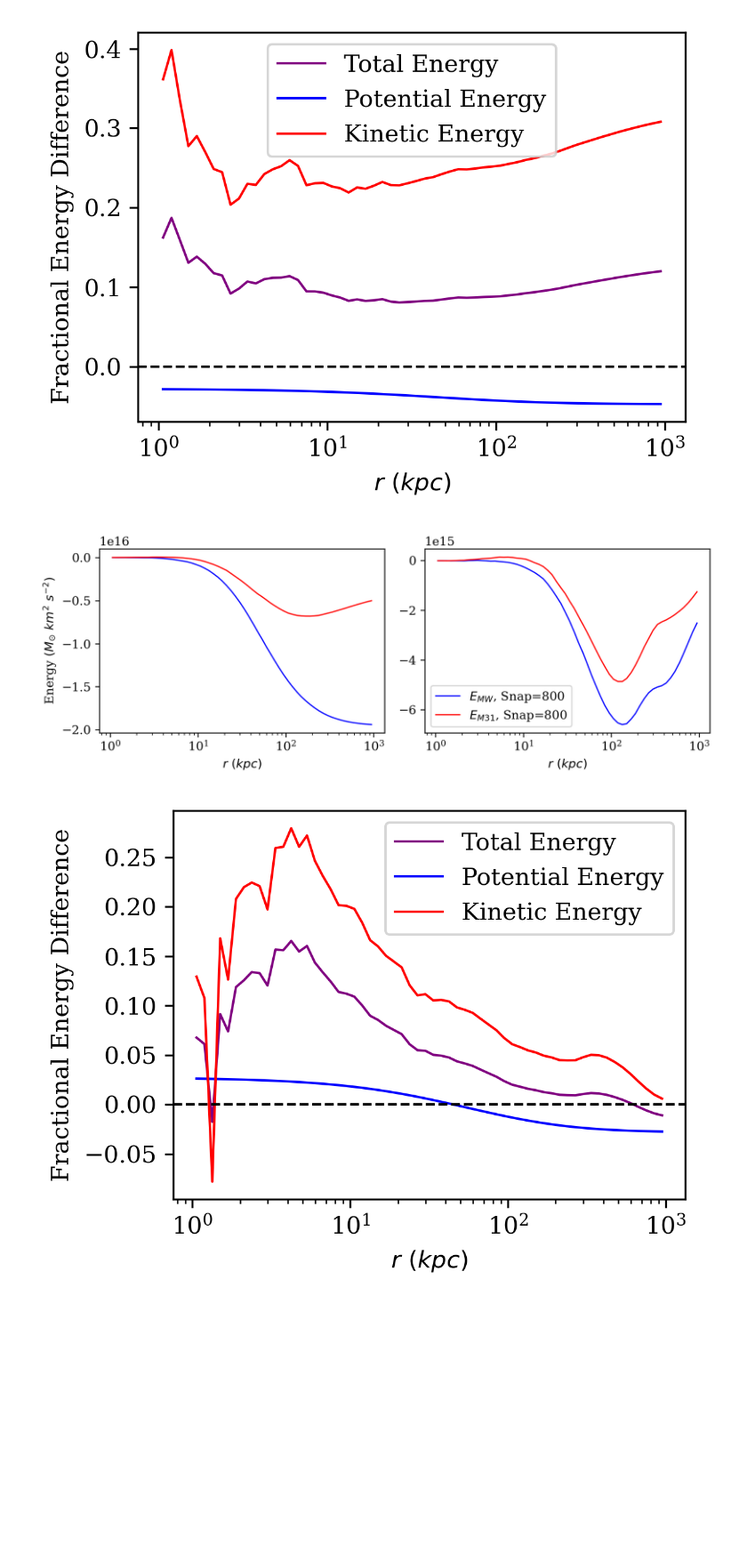
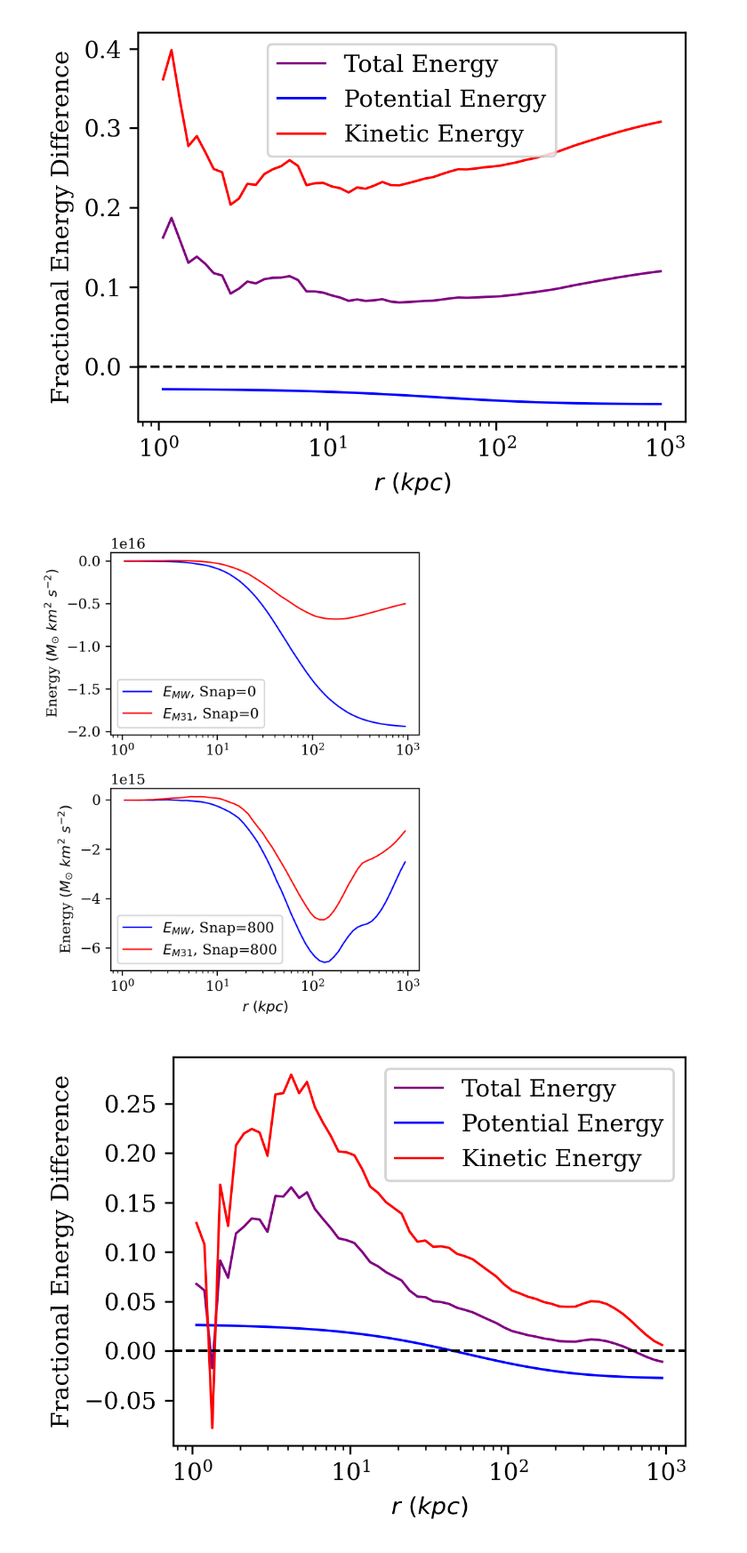
Before and after one commit to wxs0703/astr400b, a Jupyter notebook: ResearchAssignments/ResearchAssignment5/ProjectMain.ipynb, the cells around one changed output. Shown at 89% size. Cells and saved outputs as stored; diff of their text form; code cells hidden in the pictures; blank space fills up the shorter version.

```diff
--- a/ResearchAssignments/ResearchAssignment5/ProjectMain.ipynb
+++ b/ResearchAssignments/ResearchAssignment5/ProjectMain.ipynb
@@ -140,8 +140,10 @@ plt.show()
 # %% [output]
 [figure]
 # %%
-E_MW_0 = -MW_0.U+MW_0.K
-E_M31_0 = -M31_0.U+M31_0.K
+E_MW_0 = MW_0.U+MW_0.K
+E_M31_0 = M31_0.U+M31_0.K
+E_MW_800 = MW_800.U+MW_800.K
+E_M31_800 = M31_800.U+M31_800.K
 # %%
 # Compare total internal energy profile of MW and M31
 plt.rcParams.update({"font.family": "serif", "figure.dpi": 300})
@@ -176,26 +178,24 @@ plt.savefig('figs/f_E_MW_M31_0.jpg')
 plt.show()
 # %% [output]
 [figure]
-# %%
-E_MW_800 = -MW_800.U+MW_800.K
-E_M31_800 = -M31_800.U+M31_800.K
 # %%
 # Compare total internal energy profile of MW and M31
 plt.rcParams.update({"font.family": "serif", "figure.dpi": 300})
-fig, axs = plt.subplots(1, 2, figsize=(8, 3))
+fig, axs = plt.subplots(2, 1, figsize=(4, 5))
 axs[0].semilogx(r, E_MW_0, color='blue', lw=1, label=r'$E_{MW}$, Snap=0')
 axs[0].semilogx(r, E_M31_0, color='red', lw=1, label=r'$E_{M31}$, Snap=0')
 axs[1].semilogx(r, E_MW_800, color='blue', lw=1, label=r'$E_{MW}$, Snap=800')
 axs[1].semilogx(r, E_M31_800, color='red', lw=1, label=r'$E_{M31}$, Snap=800')
-axs[0].set_xlabel(r'$r$ $(kpc)$')
 axs[1].set_xlabel(r'$r$ $(kpc)$')
 axs[0].set_ylabel(r'Energy $(M_{\odot}~km^2~s^{-2})$')
-plt.legend()
+axs[1].set_ylabel(r'Energy $(M_{\odot}~km^2~s^{-2})$')
+axs[0].legend()
+axs[1].legend()
 plt.tight_layout()
 plt.savefig('figs/E_MW_M31_comparison.jpg')
 plt.show()
 # %% [output]
-[figure, old version]
+[figure, new version]
 # %%
 f_E_MW_M31_800 = (E_M31_800-E_MW_800) / E_M31_800
 f_U_MW_M31_800 = (M31_800.U-MW_800.U) / M31_800.U
```
Also changed, not shown: parts of 4 cells of this notebook, 3 other files.
